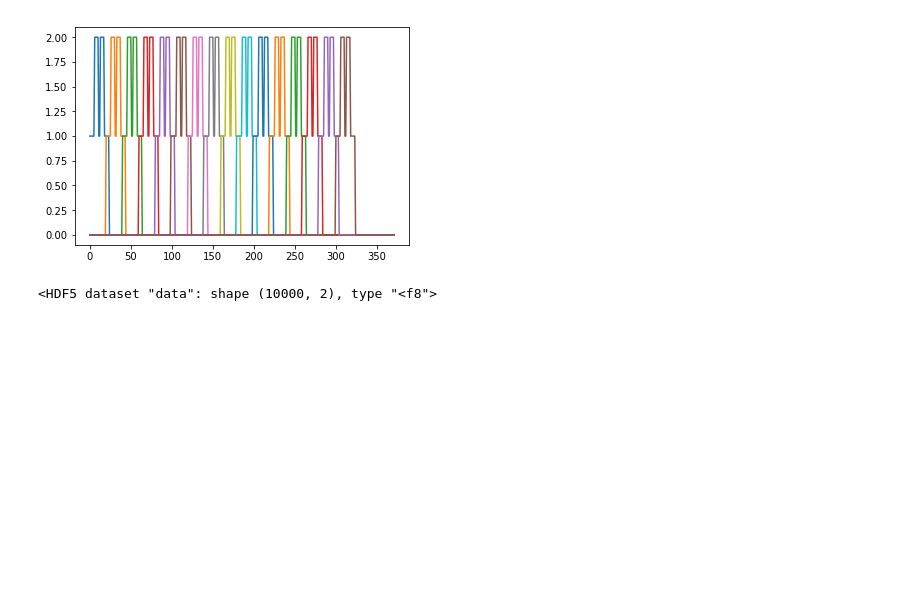
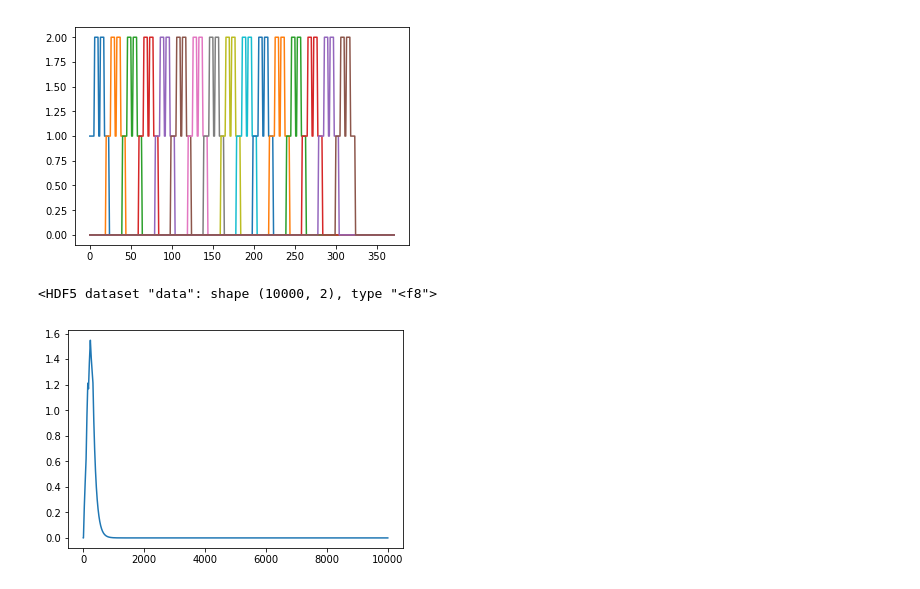
Before and after one commit to adityasinha379/FlyBrainProject, a Jupyter notebook: Project_as5624_pb2735.ipynb, the cells around one changed output. Cells and saved outputs as stored; diff of their text form; code cells hidden in the pictures; blank space fills up the shorter version.

```diff
--- a/Project_as5624_pb2735.ipynb
+++ b/Project_as5624_pb2735.ipynb
@@ -93,3 +92,16 @@ print(f['I']['data'])
 f.close()
 # %% [output]
 <HDF5 dataset "data": shape (10000, 2), type "<f8">
+# %%
+import h5py
+import numpy as np
+import matplotlib.pyplot as plt
+
+f = h5py.File('output.h5', 'r')
+idx = [a for a in f1['g']['uids']].index(b'pos_0->ring_0')
+# print([a for a in f1['g']['uids']])
+plt.plot(np.transpose(f1['g']['data'])[idx])
+
+f.close()
+# %% [output]
+[figure, added]
```
Also changed, not shown: parts of 2 cells of this notebook, 5 other files.
